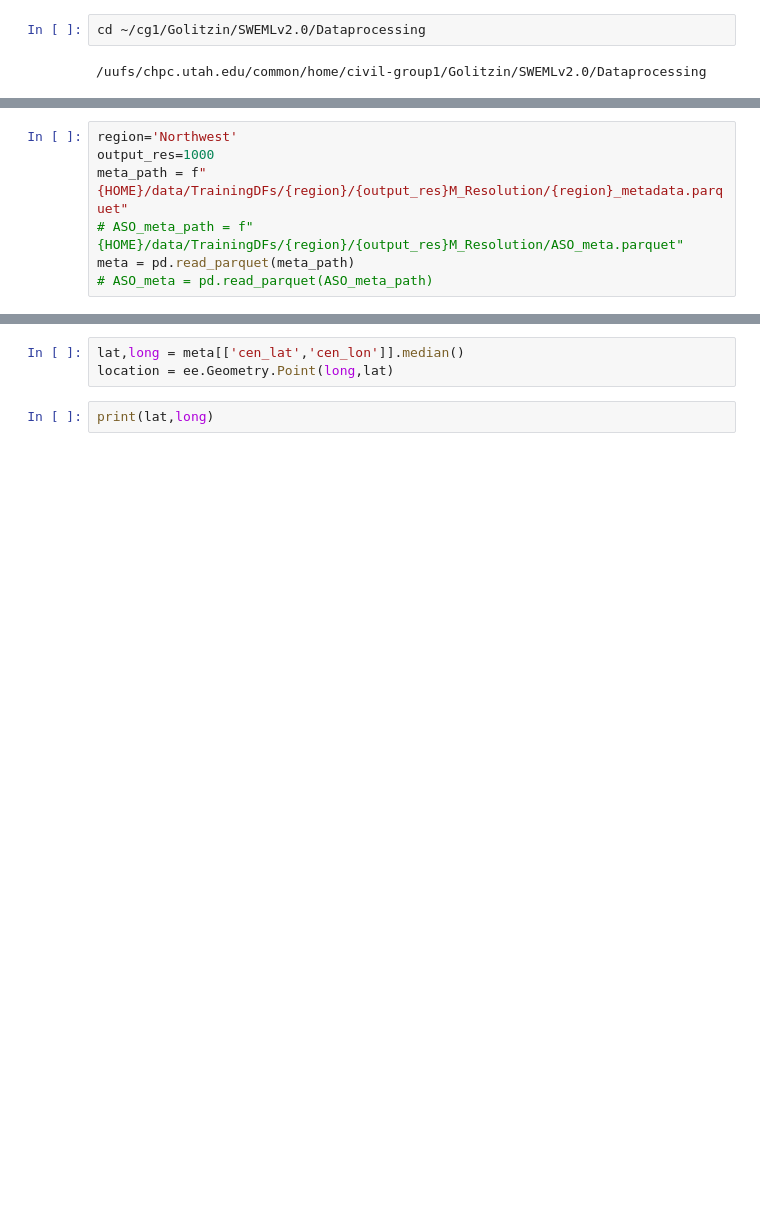
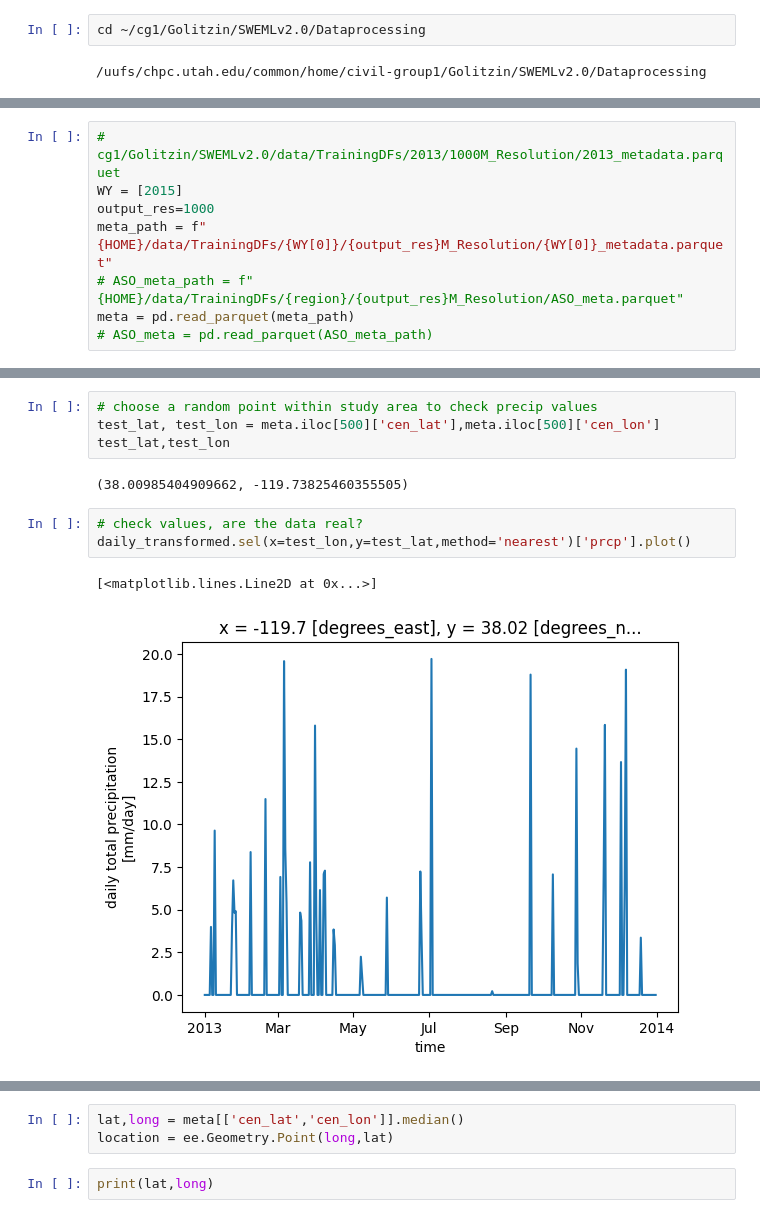
Before and after one commit to whitelightning450/SWEMLv2.0, a Jupyter notebook: Dataprocessing/get_EE_Precip.ipynb, the cells around one changed output, grey strips where cells are left out. Saved outputs shown, nothing was run; the diff lists cells and outputs as text; blank space fills up the shorter version.

Commit message:
precip updates

```diff
--- a/Dataprocessing/get_EE_Precip.ipynb
+++ b/Dataprocessing/get_EE_Precip.ipynb
@@ -55,7 +411,8 @@ import get_Precip
 # %%
-region='Northwest'
+# cg1/Golitzin/SWEMLv2.0/data/TrainingDFs/2013/1000M_Resolution/2013_metadata.parquet
+WY = [2015]
 output_res=1000
-meta_path = f"{HOME}/data/TrainingDFs/{region}/{output_res}M_Resolution/{region}_metadata.parquet"
+meta_path = f"{HOME}/data/TrainingDFs/{WY[0]}/{output_res}M_Resolution/{WY[0]}_metadata.parquet"
 # ASO_meta_path = f"{HOME}/data/TrainingDFs/{region}/{output_res}M_Resolution/ASO_meta.parquet"
 meta = pd.read_parquet(meta_path)
 # ASO_meta = pd.read_parquet(ASO_meta_path)
@@ -61,0 +436,12 @@ meta = pd.read_parquet(meta_path)
+# %%
+# choose a random point within study area to check precip values
+test_lat, test_lon = meta.iloc[500]['cen_lat'],meta.iloc[500]['cen_lon']
+test_lat,test_lon
+# %% [output]
+(38.00985404909662, -119.73825460355505)
+# %%
+# check values, are the data real?
+daily_transformed.sel(x=test_lon,y=test_lat,method='nearest')['prcp'].plot()
+# %% [output]
+[<matplotlib.lines.Line2D at 0x...>]
+[figure, added]
```
Also changed, not shown: parts of 74 cells of this notebook.
